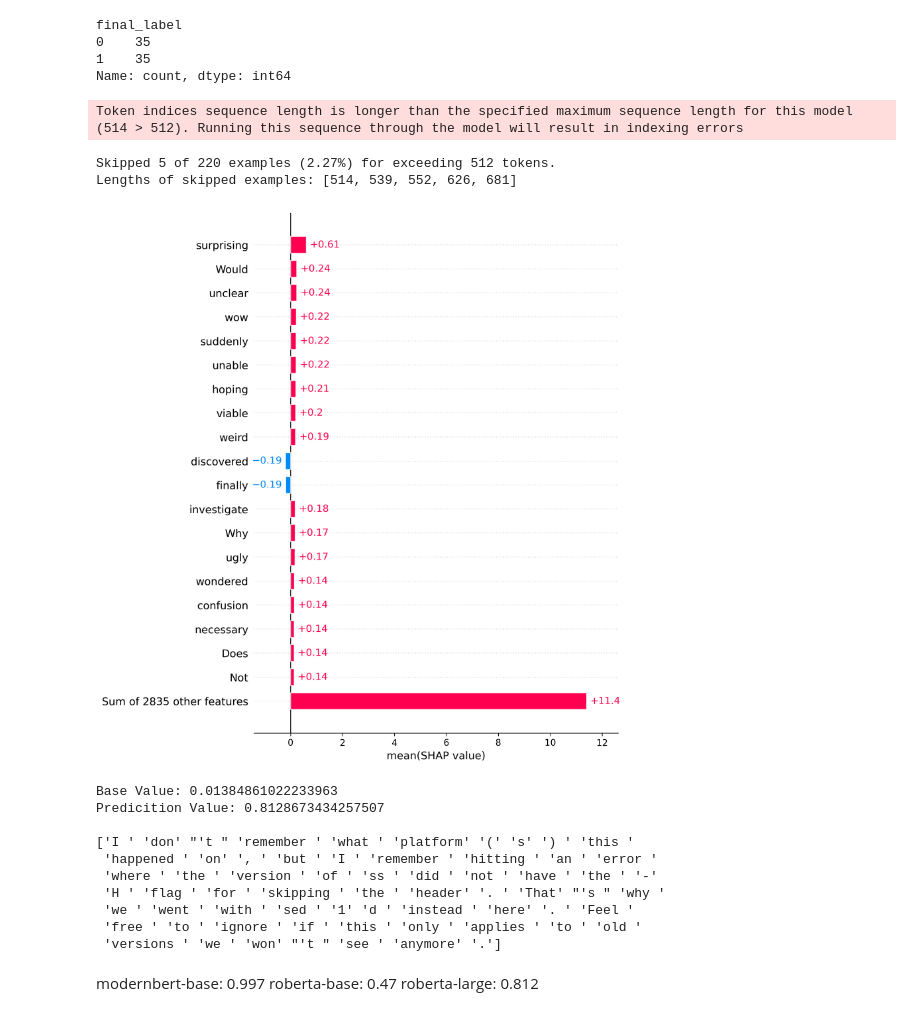
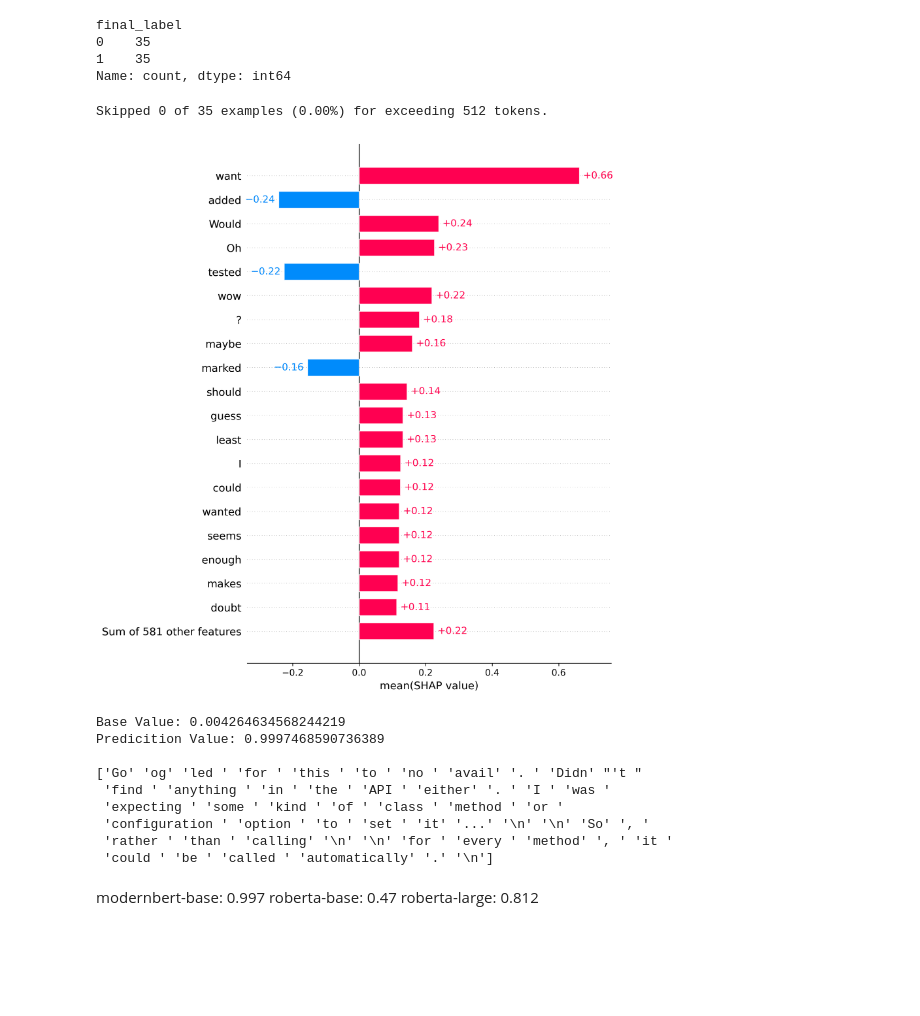
Before and after one commit to h4rz3rk4s3/geometry-of-ignorance, a Jupyter notebook: shap_eval.ipynb, the cells around one changed output. Cells and saved outputs as stored; diff of their text form; code cells hidden in the pictures; blank space fills up the shorter version.

```diff
--- a/shap_eval.ipynb
+++ b/shap_eval.ipynb
@@ -116,15 +124,15 @@ Name: count, dtype: int64
 # %%
 df_openvox = pd.read_csv("datasets/OpenVox_non_knowledge_eval.csv") #datasets/real_world_ground_truth_dataset.csv #datasets/OpenVox_non_knowledge_eval.csv
 df_openvox["final_label"].replace(1, 0).replace(2, 1)
-df_ground = pd.read_csv("datasets/real_world_ground_truth_dataset.csv")
-df_ground["final_label"].replace(2, 1)
-df_val = pd.read_csv("datasets/independent_evaluation_set.csv")
-test_df = pd.concat([df_openvox, df_ground, df_val], ignore_index=True)
+#df_ground = pd.read_csv("datasets/real_world_ground_truth_dataset.csv")
+#df_ground["final_label"].replace(2, 1)
+#df_val = pd.read_csv("datasets/independent_evaluation_set.csv")
+#test_df = pd.concat([df_openvox, df_ground, df_val], ignore_index=True)
 
-mapping = {1: 0, 2: 1}
-test_df["final_label"] = test_df["final_label"].replace(mapping)
+#mapping = {1: 0, 2: 1}
+#test_df["final_label"] = test_df["final_label"].replace(mapping)
 
-binary_df = test_df[test_df['final_label'].isin([0, 1])].copy()
+binary_df = df_openvox[df_openvox['final_label'].isin([0, 1])].copy()
 #binary_df = binary_df.sample(n=min(n_samples, len(binary_df)), random_state=42)
 binary_df = pd.DataFrame({"statement": binary_df["statement"], "final_label": binary_df["final_label"]})
 #texts = binary_df['statement'].tolist()
@@ -151,24 +159,22 @@ binary_df = binary_df[~too_long].reset_index(drop=True)
 
 explainer = shap.Explainer(pred, tokenizer)
 #binary_df.head()
-shap_values = explainer(binary_df["statement"])
-#shap_values = explainer([TEXT])
+#shap_values_all = explainer(binary_df["statement"])
+shap_values_single = explainer([TEXT])
 # %% [output]
-Token indices sequence length is longer than the specified maximum sequence length for this model (514 > 512). Running this sequence through the model will result in indexing errors
+Skipped 0 of 35 examples (0.00%) for exceeding 512 tokens.
-Skipped 5 of 220 examples (2.27%) for exceeding 512 tokens.
-Lengths of skipped examples: [514, 539, 552, 626, 681]
 # %%
 #clustering = shap.utils.hclust(binary_df["statement"], binary_df["final_label"])
-shap.plots.bar(shap_values[:, :, 1].mean(0), max_display=20)
+shap.plots.bar(shap_values_all[:, :, 1].mean(0), max_display=20)
 # %% [output]
-[figure, old version]
+[figure, new version]
 # %%
 label = 1
 
 example = 0 #17
-tokens = shap_values[example].data
-raw_values = shap_values[example].values
-base_value = shap_values[example].base_values
+tokens = shap_values_single[example].data
+raw_values = shap_values_single[example].values
+base_value = shap_values_single[example].base_values
 values = raw_values[:, label]
 
 pred_score = base_value[label] + np.sum(values)
@@ -188,16 +194,15 @@ values = raw_values[:, label]
 clean_tokens = [t.replace('Ġ', ' ') for t in tokens]
 print(tokens)
 # %% [output]
-Base Value: 0.01384861022233963
-Predicition Value: 0.8128673434257507
+Base Value: 0.004264634568244219
+Predicition Value: 0.9997468590736389
 
-['I ' 'don' "'t " 'remember ' 'what ' 'platform' '(' 's' ') ' 'this '
- 'happened ' 'on' ', ' 'but ' 'I ' 'remember ' 'hitting ' 'an ' 'error '
- 'where ' 'the ' 'version ' 'of ' 'ss ' 'did ' 'not ' 'have ' 'the ' '-'
- 'H ' 'flag ' 'for ' 'skipping ' 'the ' 'header' '. ' 'That' "'s " 'why '
- 'we ' 'went ' 'with ' 'sed ' '1' 'd ' 'instead ' 'here' '. ' 'Feel '
- 'free ' 'to ' 'ignore ' 'if ' 'this ' 'only ' 'applies ' 'to ' 'old '
- 'versions ' 'we ' 'won' "'t " 'see ' 'anymore' '.']
+['Go' 'og' 'led ' 'for ' 'this ' 'to ' 'no ' 'avail' '. ' 'Didn' "'t "
+ 'find ' 'anything ' 'in ' 'the ' 'API ' 'either' '. ' 'I ' 'was '
+ 'expecting ' 'some ' 'kind ' 'of ' 'class ' 'method ' 'or '
+ 'configuration ' 'option ' 'to ' 'set ' 'it' '...' '\n' '\n' 'So' ', '
+ 'rather ' 'than ' 'calling' '\n' '\n' 'for ' 'every ' 'method' ', ' 'it '
+ 'could ' 'be ' 'called ' 'automatically' '.' '\n']
 # %% [markdown]
 modernbert-base: 0.997
 roberta-base: 0.47
```
Also changed, not shown: parts of 2 cells of this notebook, 4 other files.
